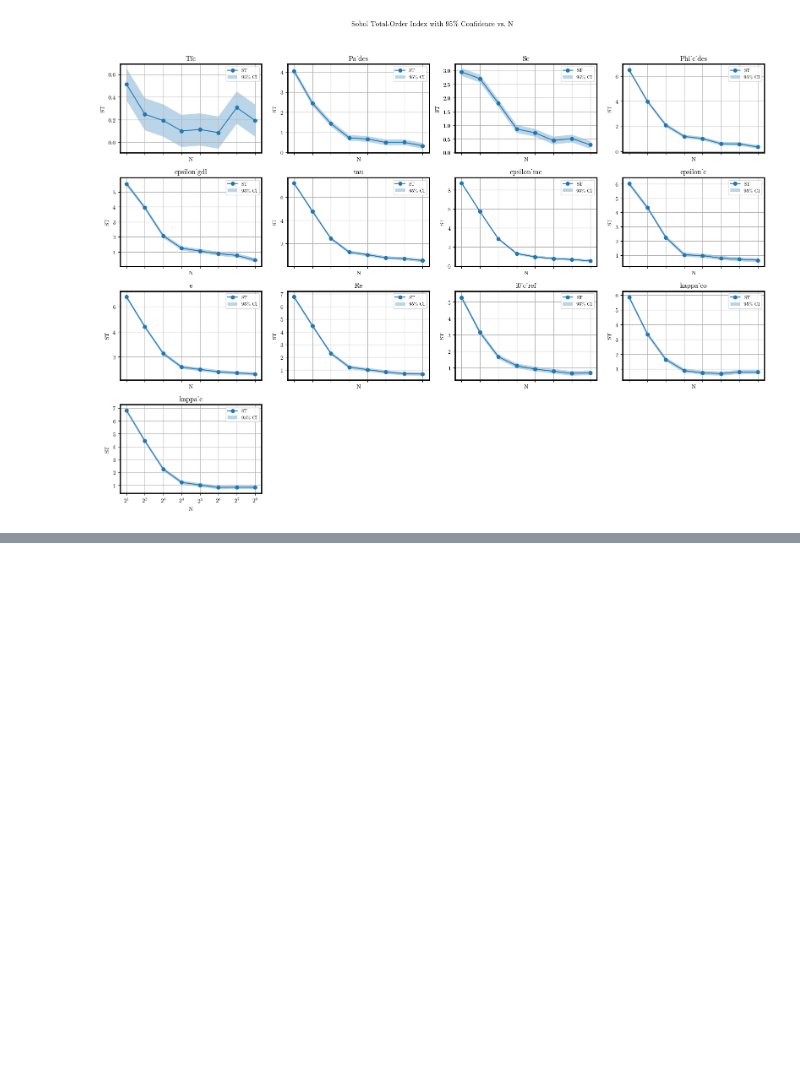
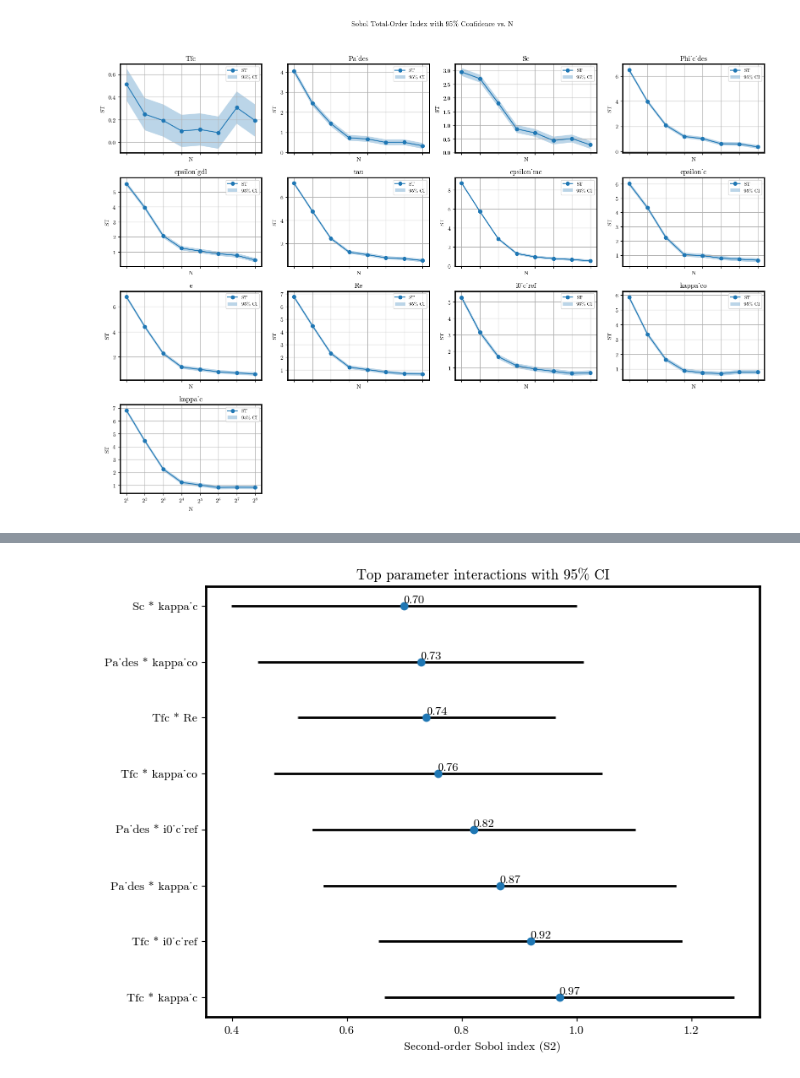
Before and after one commit to DejvisT/Sensitivity-Analysis-and-Surrogate-Modeling-of-PEM-Fuel-Cells, a Jupyter notebook: notebooks/01_sobol_sample.ipynb, the cells around one changed output, grey strips where cells are left out. Drawn from its saved outputs; the diff is of its cells as text; code cells hidden in the pictures; blank space fills up the shorter version.

```diff
--- a/notebooks/01_sobol_sample.ipynb
+++ b/notebooks/01_sobol_sample.ipynb
@@ -384,0 +481,83 @@ plot_index_with_confidence(parameter_ranges, data, Ns)
+# %%
+import itertools
+def plot_forest_interactions(results, param_names=None, top_k=10, include_ci=True, sort_desc=True, figsize=(8, 6), fmt=".2f", line_kwargs=None, marker_kwargs=None, text_kwargs=None):
+    '''
+    Plot a forest-style plot of top-k parameter interactions with confidence intervals.
+
+    Each interaction is shown on the y-axis, with a horizontal line for the confidence interval
+    and a central marker for the mean S2 value.
+
+    Parameters:
+        results (list of dict): one Sobol result dict (or list where only the first is used).
+        param_names (list of str, optional): parameter names. If None, uses result['param'].
+        top_k (int): number of top interactions to display.
+        include_ci (bool): whether to plot confidence intervals from 'S2_conf'.
+        sort_desc (bool): sort interactions by descending S2.
+        figsize (tuple): figure size (width, height).
+        fmt (str): format string for annotating mean values.
+        line_kwargs (dict, optional): kwargs for hlines (e.g., linewidth).
+        marker_kwargs (dict, optional): kwargs for plot markers (e.g., marker style).
+        text_kwargs (dict, optional): kwargs for annotation text (fontsize, va, etc.).
+
+    Raises:
+        ValueError: if S2 data is missing.
+    '''
+    entry = results[0] if isinstance(results, list) else results
+    S2 = np.array(entry.get('S2', []))
+    ci = np.array(entry.get('S2_conf', [])) if include_ci else None
+    if S2.size == 0:
+        raise ValueError('No S2 data found.')
+
+    names = param_names or entry.get('param')
+    if names is None:
+        n = S2.shape[0]
+        names = [f'x{i}' for i in range(n)]
+
+    n = len(names)
+    pairs = list(itertools.combinations(range(n), 2))
+    vals = [S2[i, j] for i, j in pairs]
+    errs = [ci[i, j] if include_ci else 0 for i, j in pairs]
+
+    interactions = [((names[i], names[j]), v, e) for (i, j), v, e in zip(pairs, vals, errs)]
+    interactions.sort(key=lambda x: x[1], reverse=sort_desc)
+    top = interactions[:top_k]
+
+    labels = [f'{a} * {b}' for (a, b), _, _ in top]
+    means = [v for _, v, _ in top]
+    cis = [e for _, _, e in top]
+
+    # Reverse for plotting top at top
+    labels = labels[::-1]
+    means = means[::-1]
+    cis = cis[::-1]
+    y_pos = np.arange(len(labels))
+
+    if line_kwargs is None:
+        line_kwargs = {'linewidth': 2}
+    if marker_kwargs is None:
+        marker_kwargs = {'marker': 'o', 'linestyle': ''}
+    if text_kwargs is None:
+        text_kwargs = {'fontsize': 10, 'va': 'bottom'}
+
+    fig, ax = plt.subplots(figsize=figsize)
+    # Plot CIs as horizontal lines
+    if include_ci:
+        for y, mean, ci_val in zip(y_pos, means, cis):
+            ax.hlines(y, mean - ci_val, mean + ci_val, color='black', **line_kwargs)
+    # Plot mean markers
+    ax.plot(means, y_pos, **marker_kwargs)
+
+    # Annotate mean values above markers
+    for x, y in zip(means, y_pos):
+        ax.text(x, y, format(x, fmt), **text_kwargs)
+
+    ax.set_yticks(y_pos)
+    ax.set_yticklabels(labels)
+    ax.set_xlabel('Second-order Sobol index (S2)')
+    ax.set_title('Top parameter interactions with 95% CI')
+    ax.invert_yaxis()
+    plt.tight_layout()
+    plt.show()
+plot_forest_interactions(results[-1], top_k=8)
+# %% [output]
+[figure, added]
```
Also changed, not shown: parts of 3 cells of this notebook, 1 other file.
